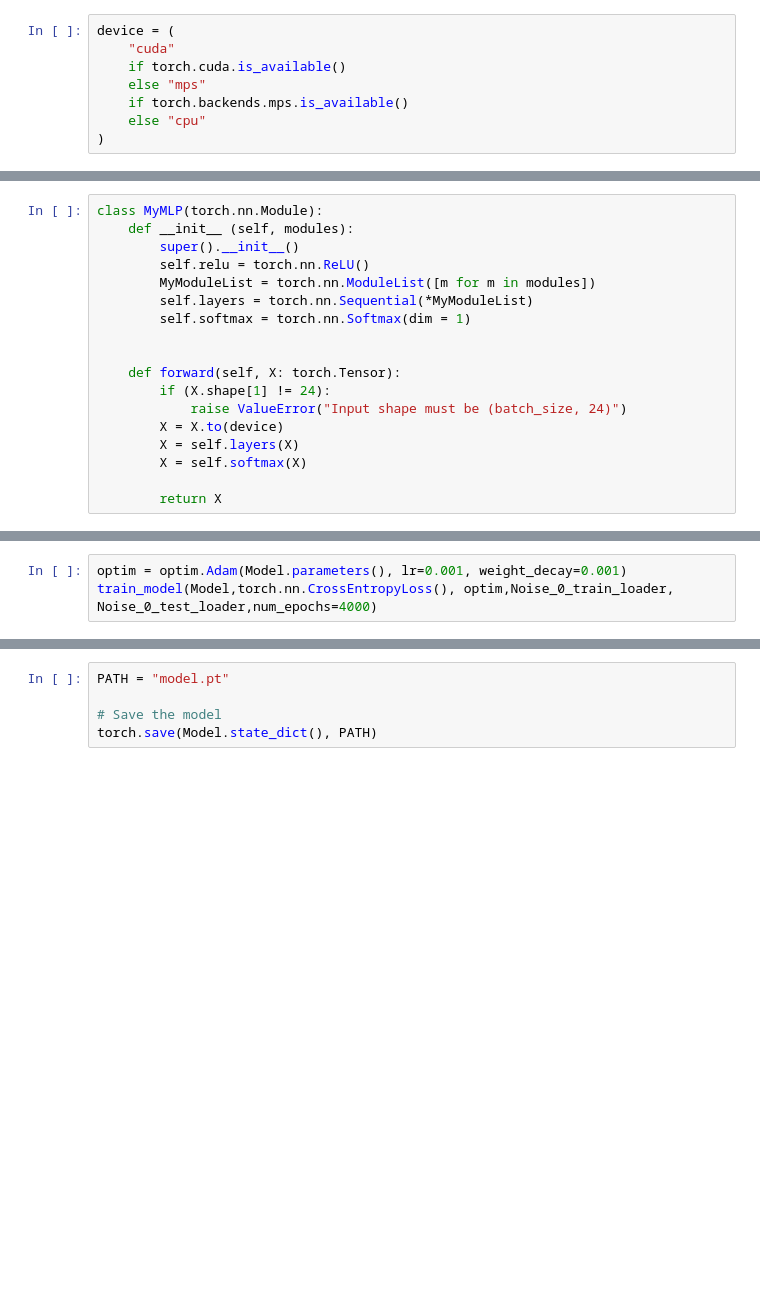
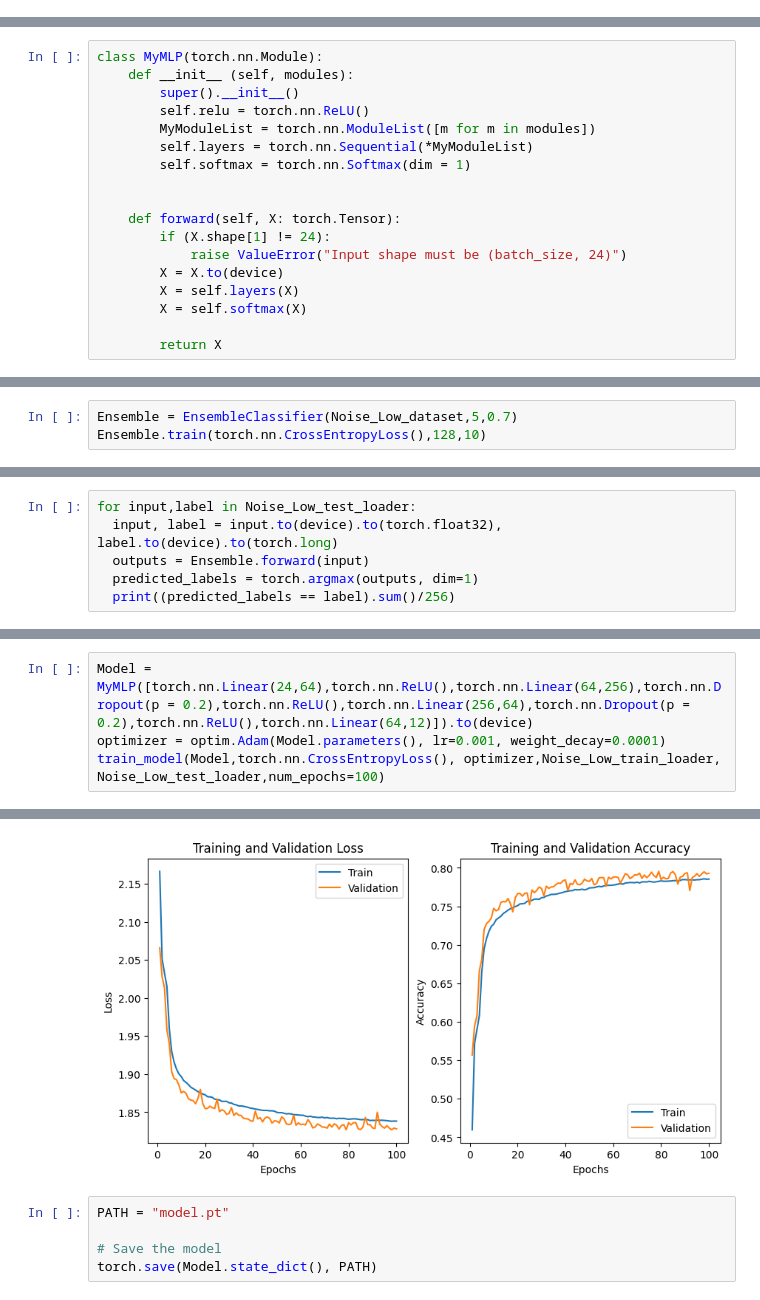
Before and after one commit to adityaahuja7/Advanced-Machine-Learning-CSE642-Assignments, a Jupyter notebook: Assignment1.ipynb, the cells around one changed output, grey strips where cells are left out. Saved outputs shown, nothing was run; the diff lists cells and outputs as text; blank space fills up the shorter version.

Commit message:
Added model for Ensemble Learning. Added model for low noise dataset.

```diff
--- a/Assignment1.ipynb
+++ b/Assignment1.ipynb
@@ -160,10 +133,2 @@ Noise_0_dataframe.head()
 # %% [markdown]
 ## Model
-# %%
-device = (
-    "cuda"
-    if torch.cuda.is_available()
-    else "mps"
-    if torch.backends.mps.is_available()
-    else "cpu"
-)
@@ -194 +322,4 @@ Model = MyMLP([torch.nn.Linear(24,64),torch.nn.ReLU(),torch.nn.Linear(64,128),to
 Model = Model.to(device)
+# %%
+Ensemble = EnsembleClassifier(Noise_Low_dataset,5,0.7)
+Ensemble.train(torch.nn.CrossEntropyLoss(),128,10)
@@ -195,3 +344,9 @@ Model = Model.to(device)
+# %%
+for input,label in Noise_Low_test_loader:
+  input, label = input.to(device).to(torch.float32), label.to(device).to(torch.long)
+  outputs = Ensemble.forward(input)
+  predicted_labels = torch.argmax(outputs, dim=1)
+  print((predicted_labels == label).sum()/256)
 # %%
 import torch
 import torch.nn as nn
@@ -271,6 +427,3 @@ def train_model(model, criterion, optimizer, train_loader, val_loader, num_epoch
     plt.legend()
 
     plt.show()
-# %%
-optim = optim.Adam(Model.parameters(), lr=0.001, weight_decay=0.001)
-train_model(Model,torch.nn.CrossEntropyLoss(), optim,Noise_0_train_loader, Noise_0_test_loader,num_epochs=4000)
@@ -295,0 +430,5 @@ Epoch [4000/4000], Train Loss: 1.7105, Train Acc: 0.9284, Val Loss: 1.7118, Val
+# %%
+Model = MyMLP([torch.nn.Linear(24,64),torch.nn.ReLU(),torch.nn.Linear(64,256),torch.nn.Dropout(p = 0.2),torch.nn.ReLU(),torch.nn.Linear(256,64),torch.nn.Dropout(p = 0.2),torch.nn.ReLU(),torch.nn.Linear(64,12)]).to(device)
+optimizer = optim.Adam(Model.parameters(), lr=0.001, weight_decay=0.0001)
+train_model(Model,torch.nn.CrossEntropyLoss(), optimizer,Noise_Low_train_loader, Noise_Low_test_loader,num_epochs=100)
+# %% [output]
@@ -296,3 +452,4 @@ Epoch [4000/4000], Train Loss: 1.7105, Train Acc: 0.9284, Val Loss: 1.7118, Val
+[figure, added]
 # %%
 PATH = "model.pt"
 
```
Also changed, not shown: parts of 16 cells of this notebook, 1 other file.
